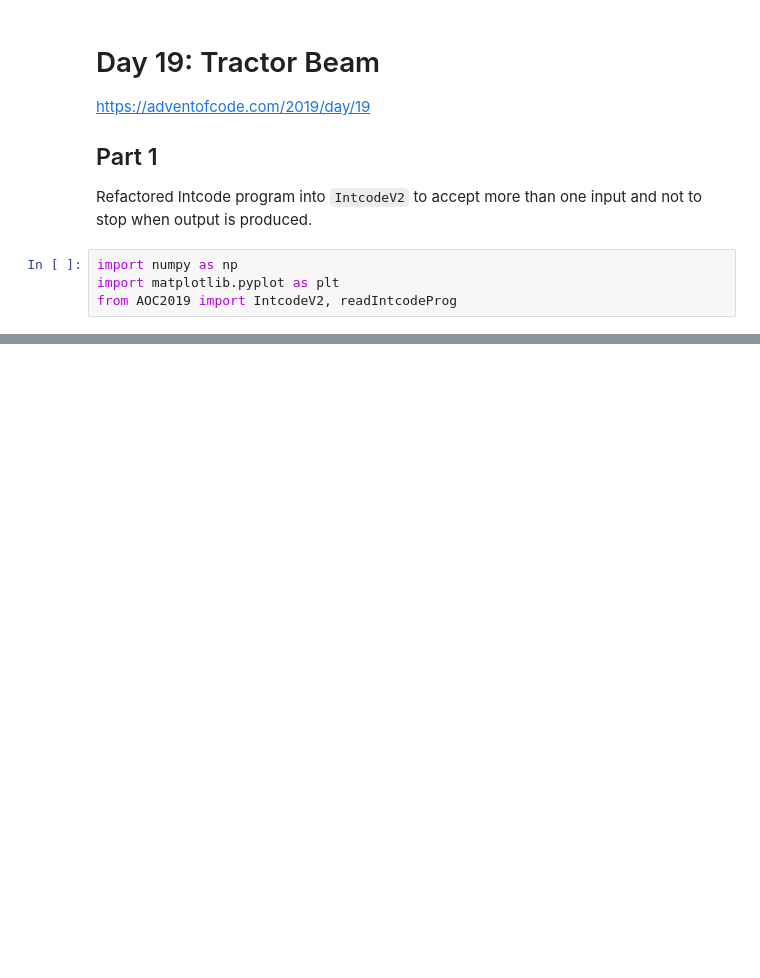
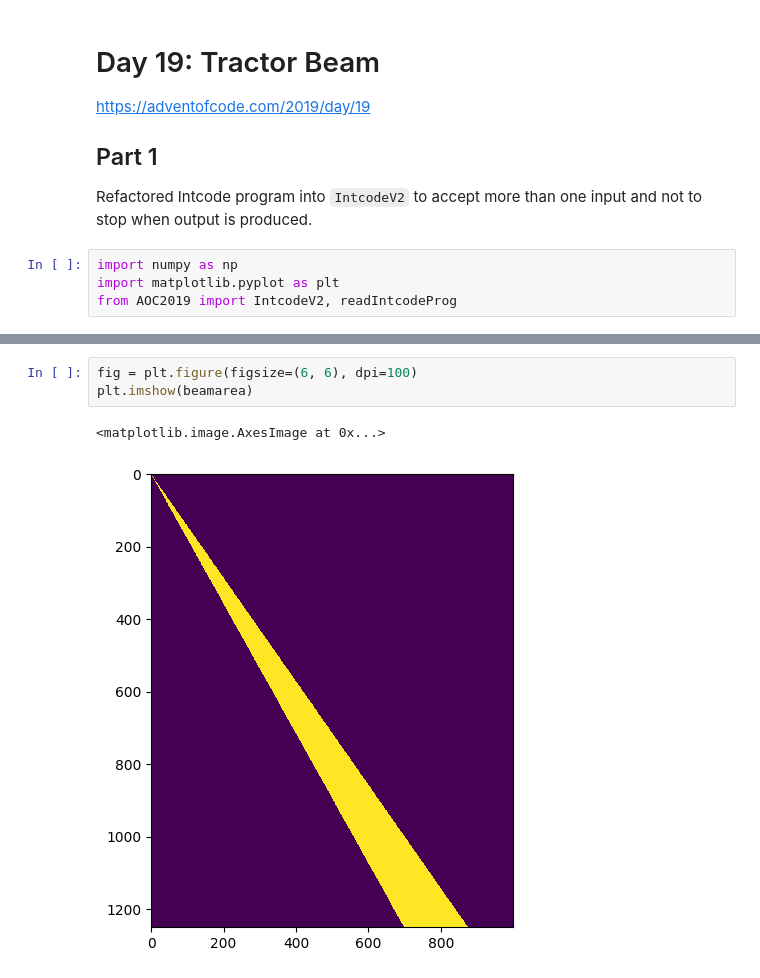
Before and after one commit to marcodelmastro/AdventOfCode2019, a Jupyter notebook: Day 19.ipynb, the cells around one changed output, grey strips where cells are left out. Cells and saved outputs as stored; diff of their text form; blank space fills up the shorter version.

```diff
--- a/Day 19.ipynb
+++ b/Day 19.ipynb
@@ -37,0 +121,6 @@ print("Number of points affected by the tractor beam =",int(beam[beam==1].sum())
+# %%
+fig = plt.figure(figsize=(6, 6), dpi=100)
+plt.imshow(beamarea)
+# %% [output]
+<matplotlib.image.AxesImage at 0x...>
+[figure, added]
```
Also changed, not shown: parts of 6 cells of this notebook.
